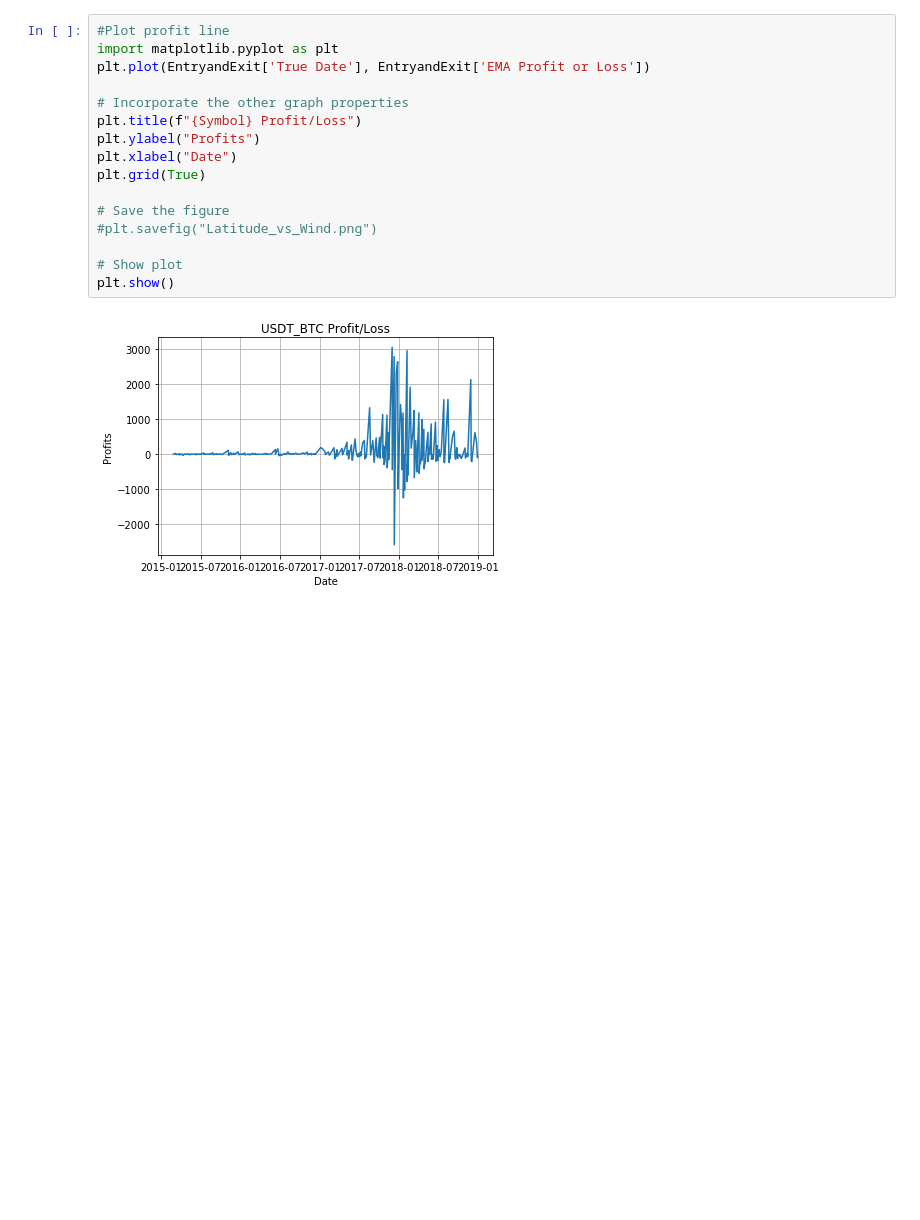
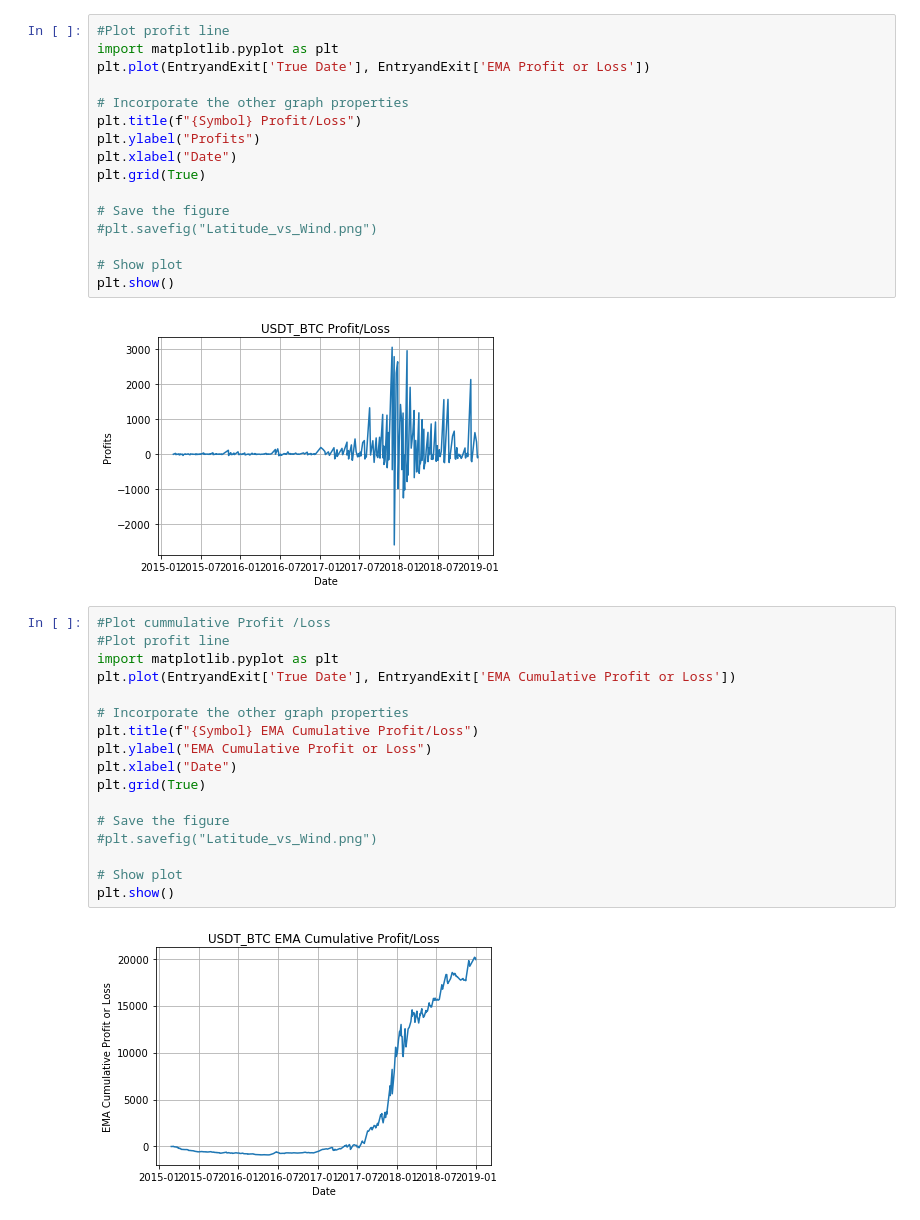
Before and after one commit to eliaselmet/Crypto-Project, a Jupyter notebook: Crypto_Main_Jonas-EMA.ipynb, the cells around one changed output. Drawn from its saved outputs; the diff is of its cells as text; blank space fills up the shorter version.

Commit message:
added charts

```diff
--- a/Crypto_Main_Jonas-EMA.ipynb
+++ b/Crypto_Main_Jonas-EMA.ipynb
@@ -177,3 +177,22 @@ plt.grid(True)
 plt.show()
 # %% [output]
 [figure]
+# %%
+#Plot cummulative Profit /Loss
+#Plot profit line
+import matplotlib.pyplot as plt
+plt.plot(EntryandExit['True Date'], EntryandExit['EMA Cumulative Profit or Loss'])
+
+# Incorporate the other graph properties
+plt.title(f"{Symbol} EMA Cumulative Profit/Loss")
+plt.ylabel("EMA Cumulative Profit or Loss")
+plt.xlabel("Date")
+plt.grid(True)
+
+# Save the figure
+#plt.savefig("Latitude_vs_Wind.png")
+
+# Show plot
+plt.show()
+# %% [output]
+[figure, added]
```
